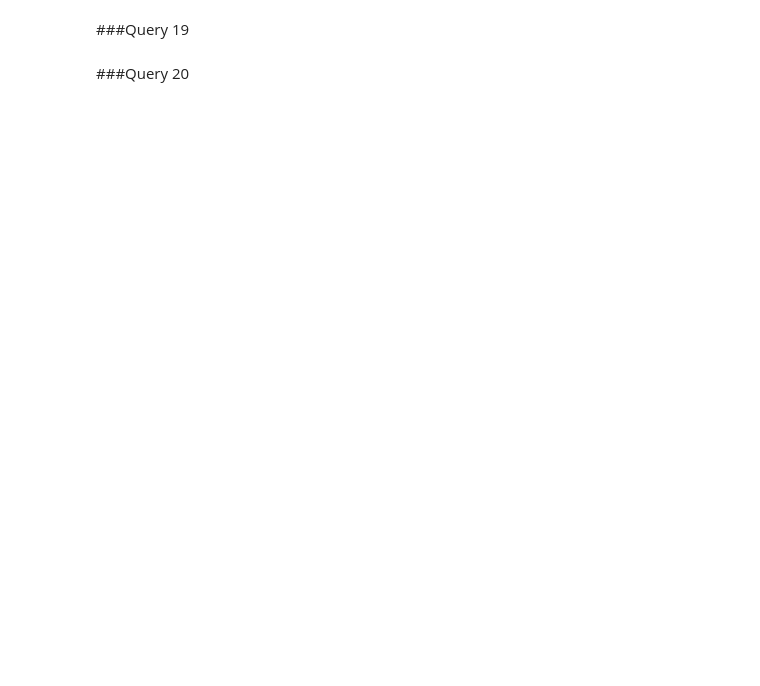
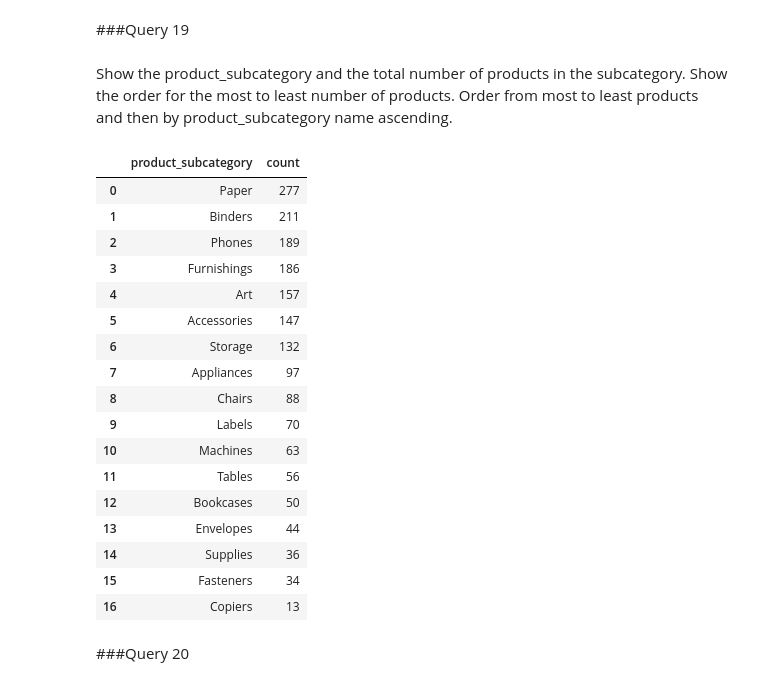
Before and after one commit to sarahajbane/colab_workbook_templates, a Jupyter notebook: MS_unicorn_project.ipynb, the cells around one changed output. Cells and saved outputs as stored; diff of their text form; code cells hidden in the pictures; blank space fills up the shorter version.

```diff
--- a/MS_unicorn_project.ipynb
+++ b/MS_unicorn_project.ipynb
@@ -389,8 +430,33 @@ pd.read_sql(sa.text(query),connection)
 # %% [markdown]
 ###Query 19
+# %% [markdown]
+Show the product_subcategory and the total number of products in the subcategory. Show the order for the most to least number of products. Order from most to least products and then by product_subcategory name ascending.
 # %%
 query = """
+SELECT product_subcategory, COUNT(product_id)
+FROM product
+GROUP BY product_subcategory
+ORDER BY count(product_id) DESC, product_subcategory ASC
 """
 pd.read_sql(sa.text(query),connection)
+# %% [output]
+|  | product_subcategory | count |
+| 0 | Paper | 277 |
+| 1 | Binders | 211 |
+| 2 | Phones | 189 |
+| 3 | Furnishings | 186 |
+| 4 | Art | 157 |
+| 5 | Accessories | 147 |
+| 6 | Storage | 132 |
+| 7 | Appliances | 97 |
+| 8 | Chairs | 88 |
+| 9 | Labels | 70 |
+| 10 | Machines | 63 |
+| 11 | Tables | 56 |
+| 12 | Bookcases | 50 |
+| 13 | Envelopes | 44 |
+| 14 | Supplies | 36 |
+| 15 | Fasteners | 34 |
+| 16 | Copiers | 13 |
 # %% [markdown]
 ###Query 20
```
Also changed, not shown: parts of 12 cells of this notebook.
